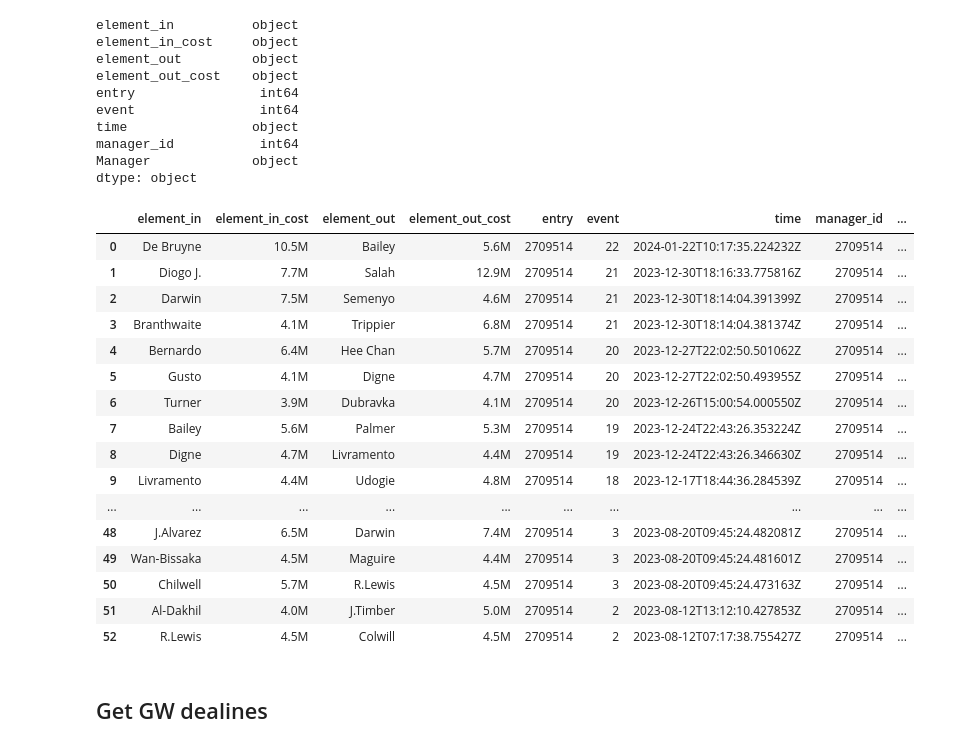
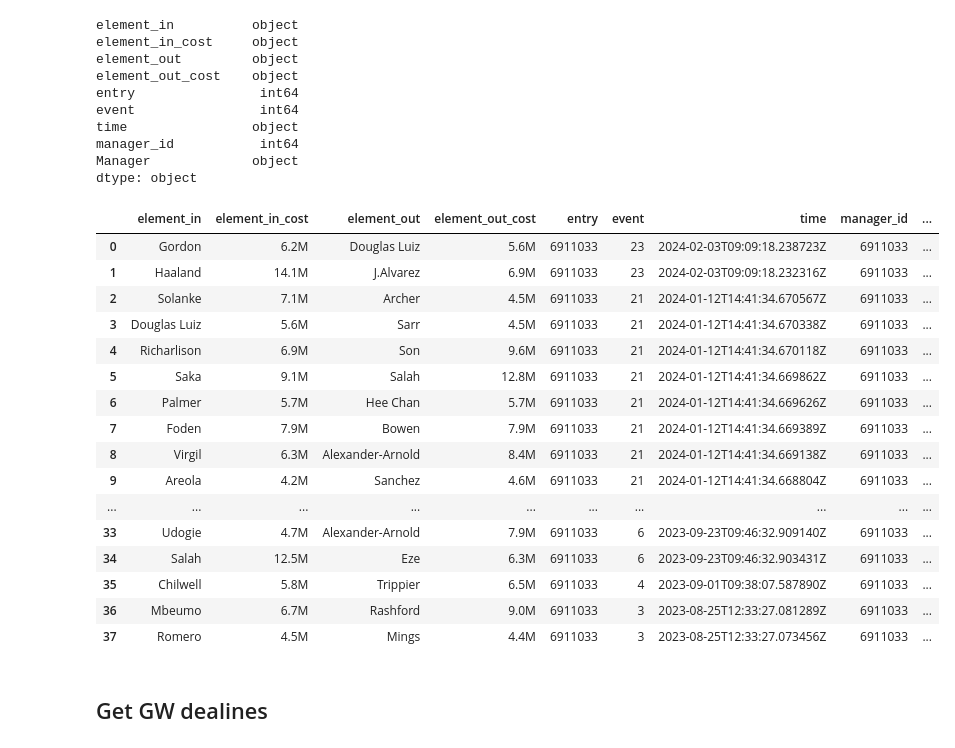
Before and after one commit to RACollins/fpl-forecast-optimise, a Jupyter notebook: notebooks/2.1-fpl-transfer-timeline.ipynb, the cells around one changed output. Drawn from its saved outputs; the diff is of its cells as text; code cells hidden in the pictures.

```diff
--- a/notebooks/2.1-fpl-transfer-timeline.ipynb
+++ b/notebooks/2.1-fpl-transfer-timeline.ipynb
@@ -141,25 +141,25 @@ manager_id           int64
 Manager             object
 dtype: object
 # %%
-all_managers_transfers_df.loc[all_managers_transfers_df["Manager"] == "Ben Anderson", :]
+all_managers_transfers_df.loc[all_managers_transfers_df["Manager"] == "Richard Collins", :]
 # %% [output]
 |  | element_in | element_in_cost | element_out | element_out_cost | entry | event | time | manager_id | ... |
-| 0 | De Bruyne | 10.5M | Bailey | 5.6M | 2709514 | 22 | 2024-01-22T10:17:35.224232Z | 2709514 | ... |
-| 1 | Diogo J. | 7.7M | Salah | 12.9M | 2709514 | 21 | 2023-12-30T18:16:33.775816Z | 2709514 | ... |
-| 2 | Darwin | 7.5M | Semenyo | 4.6M | 2709514 | 21 | 2023-12-30T18:14:04.391399Z | 2709514 | ... |
-| 3 | Branthwaite | 4.1M | Trippier | 6.8M | 2709514 | 21 | 2023-12-30T18:14:04.381374Z | 2709514 | ... |
-| 4 | Bernardo | 6.4M | Hee Chan | 5.7M | 2709514 | 20 | 2023-12-27T22:02:50.501062Z | 2709514 | ... |
-| 5 | Gusto | 4.1M | Digne | 4.7M | 2709514 | 20 | 2023-12-27T22:02:50.493955Z | 2709514 | ... |
-| 6 | Turner | 3.9M | Dubravka | 4.1M | 2709514 | 20 | 2023-12-26T15:00:54.000550Z | 2709514 | ... |
-| 7 | Bailey | 5.6M | Palmer | 5.3M | 2709514 | 19 | 2023-12-24T22:43:26.353224Z | 2709514 | ... |
-| 8 | Digne | 4.7M | Livramento | 4.4M | 2709514 | 19 | 2023-12-24T22:43:26.346630Z | 2709514 | ... |
-| 9 | Livramento | 4.4M | Udogie | 4.8M | 2709514 | 18 | 2023-12-17T18:44:36.284539Z | 2709514 | ... |
+| 0 | Gordon | 6.2M | Douglas Luiz | 5.6M | 6911033 | 23 | 2024-02-03T09:09:18.238723Z | 6911033 | ... |
+| 1 | Haaland | 14.1M | J.Alvarez | 6.9M | 6911033 | 23 | 2024-02-03T09:09:18.232316Z | 6911033 | ... |
+| 2 | Solanke | 7.1M | Archer | 4.5M | 6911033 | 21 | 2024-01-12T14:41:34.670567Z | 6911033 | ... |
+| 3 | Douglas Luiz | 5.6M | Sarr | 4.5M | 6911033 | 21 | 2024-01-12T14:41:34.670338Z | 6911033 | ... |
+| 4 | Richarlison | 6.9M | Son | 9.6M | 6911033 | 21 | 2024-01-12T14:41:34.670118Z | 6911033 | ... |
+| 5 | Saka | 9.1M | Salah | 12.8M | 6911033 | 21 | 2024-01-12T14:41:34.669862Z | 6911033 | ... |
+| 6 | Palmer | 5.7M | Hee Chan | 5.7M | 6911033 | 21 | 2024-01-12T14:41:34.669626Z | 6911033 | ... |
+| 7 | Foden | 7.9M | Bowen | 7.9M | 6911033 | 21 | 2024-01-12T14:41:34.669389Z | 6911033 | ... |
+| 8 | Virgil | 6.3M | Alexander-Arnold | 8.4M | 6911033 | 21 | 2024-01-12T14:41:34.669138Z | 6911033 | ... |
+| 9 | Areola | 4.2M | Sanchez | 4.6M | 6911033 | 21 | 2024-01-12T14:41:34.668804Z | 6911033 | ... |
 | ... | ... | ... | ... | ... | ... | ... | ... | ... | ... |
-| 48 | J.Alvarez | 6.5M | Darwin | 7.4M | 2709514 | 3 | 2023-08-20T09:45:24.482081Z | 2709514 | ... |
-| 49 | Wan-Bissaka | 4.5M | Maguire | 4.4M | 2709514 | 3 | 2023-08-20T09:45:24.481601Z | 2709514 | ... |
-| 50 | Chilwell | 5.7M | R.Lewis | 4.5M | 2709514 | 3 | 2023-08-20T09:45:24.473163Z | 2709514 | ... |
-| 51 | Al-Dakhil | 4.0M | J.Timber | 5.0M | 2709514 | 2 | 2023-08-12T13:12:10.427853Z | 2709514 | ... |
-| 52 | R.Lewis | 4.5M | Colwill | 4.5M | 2709514 | 2 | 2023-08-12T07:17:38.755427Z | 2709514 | ... |
+| 33 | Udogie | 4.7M | Alexander-Arnold | 7.9M | 6911033 | 6 | 2023-09-23T09:46:32.909140Z | 6911033 | ... |
+| 34 | Salah | 12.5M | Eze | 6.3M | 6911033 | 6 | 2023-09-23T09:46:32.903431Z | 6911033 | ... |
+| 35 | Chilwell | 5.8M | Trippier | 6.5M | 6911033 | 4 | 2023-09-01T09:38:07.587890Z | 6911033 | ... |
+| 36 | Mbeumo | 6.7M | Rashford | 9.0M | 6911033 | 3 | 2023-08-25T12:33:27.081289Z | 6911033 | ... |
+| 37 | Romero | 4.5M | Mings | 4.4M | 6911033 | 3 | 2023-08-25T12:33:27.073456Z | 6911033 | ... |
 # %% [markdown]
 ## Get GW dealines
 # %%
```
Also changed, not shown: parts of 3 cells of this notebook.
